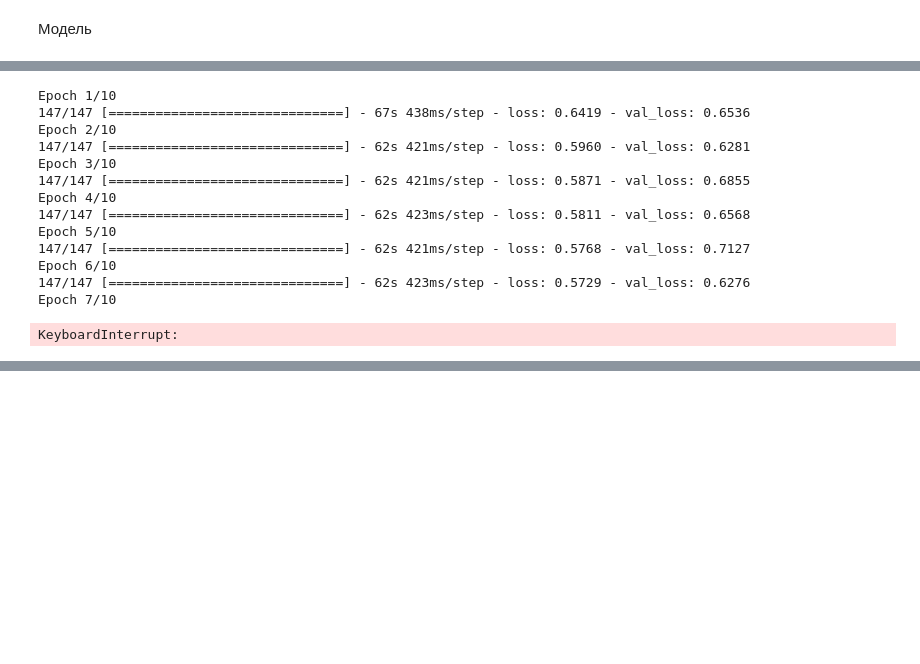
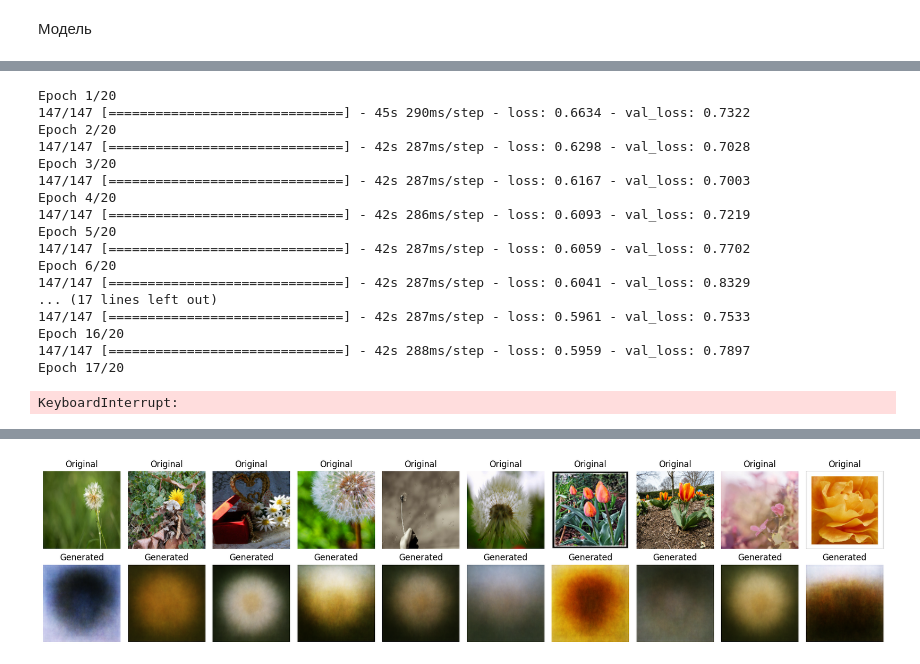
Before and after one commit to ZenSam7/Flowers_Generator, a Jupyter notebook: Generative_AI_for_Flowers.ipynb, the cells around one changed output, grey strips where cells are left out. Cells and saved outputs as stored; diff of their text form; code cells hidden in the pictures; blank space fills up the shorter version.

```diff
--- a/Generative_AI_for_Flowers.ipynb
+++ b/Generative_AI_for_Flowers.ipynb
@@ -6,7 +6,6 @@ import pathlib
 # %% [markdown]
 Создаём датасет с цветочками
 # %%
-# (лучше загрузить свой с инета)
 data_dir = tf.keras.utils.get_file(origin="C:\\Users\\samki\\Downloads\\flowers.zip",
                                    fname="flower_photos",
                                    untar=True)
@@ -14,7 +13,7 @@ data_dir = pathlib.Path(data_dir)
 
 # Константы
 batch_size = 20
-img_height = img_width = 192
+img_height = img_width = 180
 
 # Разбиваем датасет на тренировочную группу и группу валидации
 train_data = tf.keras.utils.image_dataset_from_directory(
@@ -35,7 +34,7 @@ validation_data = tf.keras.utils.image_dataset_from_directory(
     seed=5432,
 )
 
-
+# Нормализуем в [0; 1], + убираем лейблы (т.к. у нас задача не распознавать изображения)
 train_data = train_data.map(lambda x, y: (x / 255.0, x / 255.0))
 validation_data = validation_data.map(lambda x, y: (x / 255.0, x / 255.0))
 # %% [output]
@@ -129,26 +176,31 @@ Input 0 of layer "batch_normalization_494" is incompatible with the layer: expec
 # %%
 vae.fit(
     train_data,
-    epochs=10,
+    epochs=20,
     validation_data=validation_data,
 )
 # %% [output]
-Epoch 1/10
-147/147 [==============================] - 67s 438ms/step - loss: 0.6419 - val_loss: 0.6536
-Epoch 2/10
-147/147 [==============================] - 62s 421ms/step - loss: 0.5960 - val_loss: 0.6281
-Epoch 3/10
-147/147 [==============================] - 62s 421ms/step - loss: 0.5871 - val_loss: 0.6855
-Epoch 4/10
-147/147 [==============================] - 62s 423ms/step - loss: 0.5811 - val_loss: 0.6568
-Epoch 5/10
-147/147 [==============================] - 62s 421ms/step - loss: 0.5768 - val_loss: 0.7127
-Epoch 6/10
-147/147 [==============================] - 62s 423ms/step - loss: 0.5729 - val_loss: 0.6276
-Epoch 7/10
+Epoch 1/20
+147/147 [==============================] - 45s 290ms/step - loss: 0.6634 - val_loss: 0.7322
+Epoch 2/20
+147/147 [==============================] - 42s 287ms/step - loss: 0.6298 - val_loss: 0.7028
+Epoch 3/20
+147/147 [==============================] - 42s 287ms/step - loss: 0.6167 - val_loss: 0.7003
+Epoch 4/20
+147/147 [==============================] - 42s 286ms/step - loss: 0.6093 - val_loss: 0.7219
+Epoch 5/20
+147/147 [==============================] - 42s 287ms/step - loss: 0.6059 - val_loss: 0.7702
+Epoch 6/20
+147/147 [==============================] - 42s 287ms/step - loss: 0.6041 - val_loss: 0.8329
+... (17 lines left out)
+147/147 [==============================] - 42s 287ms/step - loss: 0.5961 - val_loss: 0.7533
+Epoch 16/20
+147/147 [==============================] - 42s 288ms/step - loss: 0.5959 - val_loss: 0.7897
+Epoch 17/20
 KeyboardInterrupt:
 # %%
 import matplotlib.pyplot as plt
+from random import randint
 
 # Генерация изображений с помощью автоэнкодера
 generated_images = vae.predict(validation_data)
@@ -162,17 +214,19 @@ for img, _ in validation_data:
 # Отображение сгенерированных изображений
 plt.figure(figsize=(17, 4))
 for i in range(num_images):
+    random_num = randint(0, len(validation_img))
     # Исходное изображение
     plt.subplot(2, num_images, i + 1)
-    plt.imshow(validation_img[i])
+    plt.imshow(validation_img[random_num])
     plt.title("Original")
     plt.axis("off")
 
     # Сгенерированное изображение
     plt.subplot(2, num_images, i + num_images + 1)
-    plt.imshow(generated_images[i])
+    plt.imshow(generated_images[random_num])
     plt.title("Generated")
     plt.axis("off")
 
 plt.tight_layout()
 plt.show()
+# %% [output]
@@ -178,0 +234 @@ plt.show()
+[figure, added]
```
Also changed, not shown: parts of 2 cells of this notebook.
